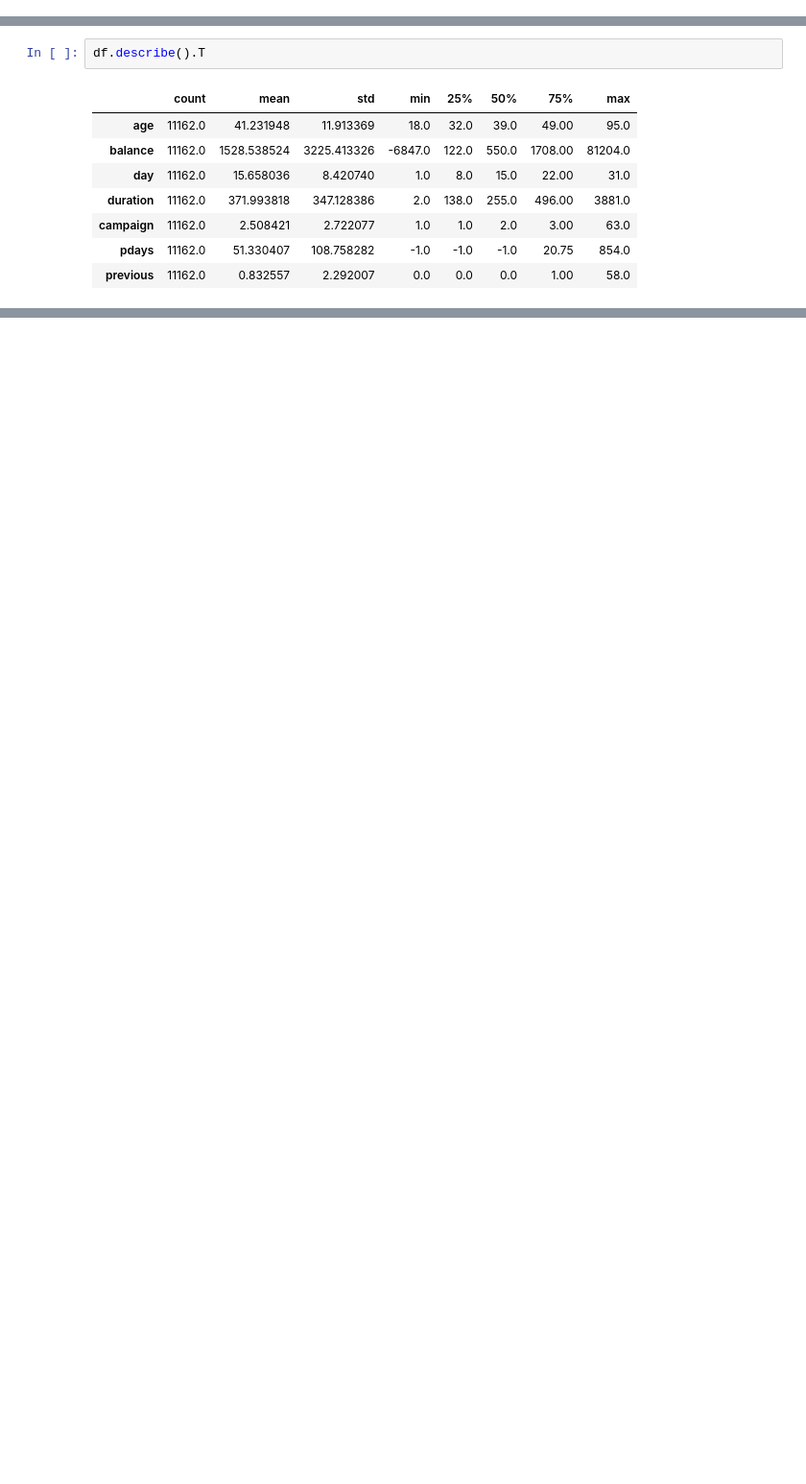
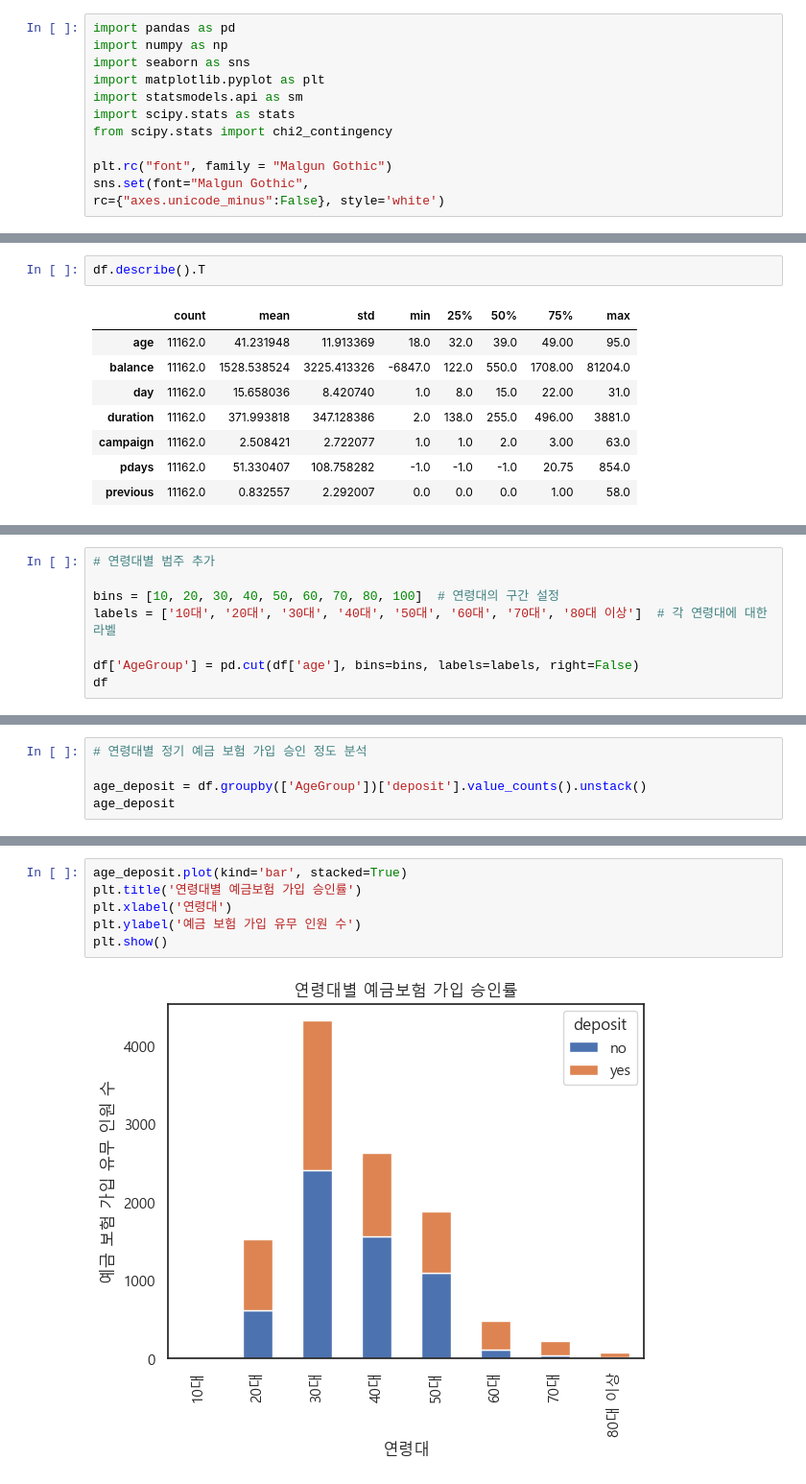
Before and after one commit to HuiseongK/Bank, a Jupyter notebook: bank..ipynb, the cells around one changed output, grey strips where cells are left out. Shown at 96% size. Cells and saved outputs as stored; diff of their text form; blank space fills up the shorter version.

```diff
--- a/bank..ipynb
+++ b/bank..ipynb
@@ -5,3 +1,15 @@ import seaborn as sns
+# %%
+import pandas as pd
+import numpy as np
+import seaborn as sns
+import matplotlib.pyplot as plt
+import statsmodels.api as sm
+import scipy.stats as stats
+from scipy.stats import chi2_contingency
+
+plt.rc("font", family = "Malgun Gothic")
+sns.set(font="Malgun Gothic",
+rc={"axes.unicode_minus":False}, style='white')
 # %%
 df = pd.read_csv('bank.csv')
 df
@@ -111,0 +145,8 @@ df.describe().T
+# %%
+# 연령대별 범주 추가
+
+bins = [10, 20, 30, 40, 50, 60, 70, 80, 100]  # 연령대의 구간 설정
+labels = ['10대', '20대', '30대', '40대', '50대', '60대', '70대', '80대 이상']  # 각 연령대에 대한 라벨
+
+df['AgeGroup'] = pd.cut(df['age'], bins=bins, labels=labels, right=False)
+df
@@ -111,0 +192,5 @@ df.describe().T
+# %%
+# 연령대별 정기 예금 보험 가입 승인 정도 분석
+
+age_deposit = df.groupby(['AgeGroup'])['deposit'].value_counts().unstack()
+age_deposit
@@ -111,0 +234,8 @@ df.describe().T
+# %%
+age_deposit.plot(kind='bar', stacked=True)
+plt.title('연령대별 예금보험 가입 승인률')
+plt.xlabel('연령대')
+plt.ylabel('예금 보험 가입 유무 인원 수')
+plt.show()
+# %% [output]
+[figure, added]
```
Also changed, not shown: parts of 19 cells of this notebook.
